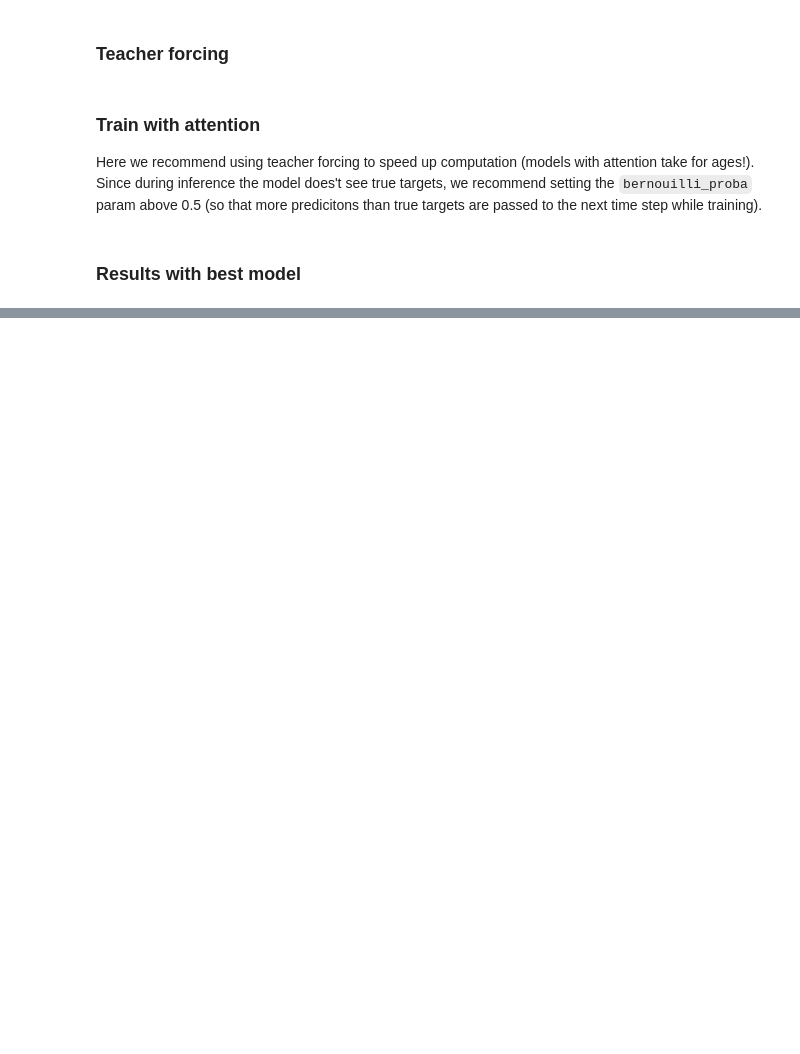
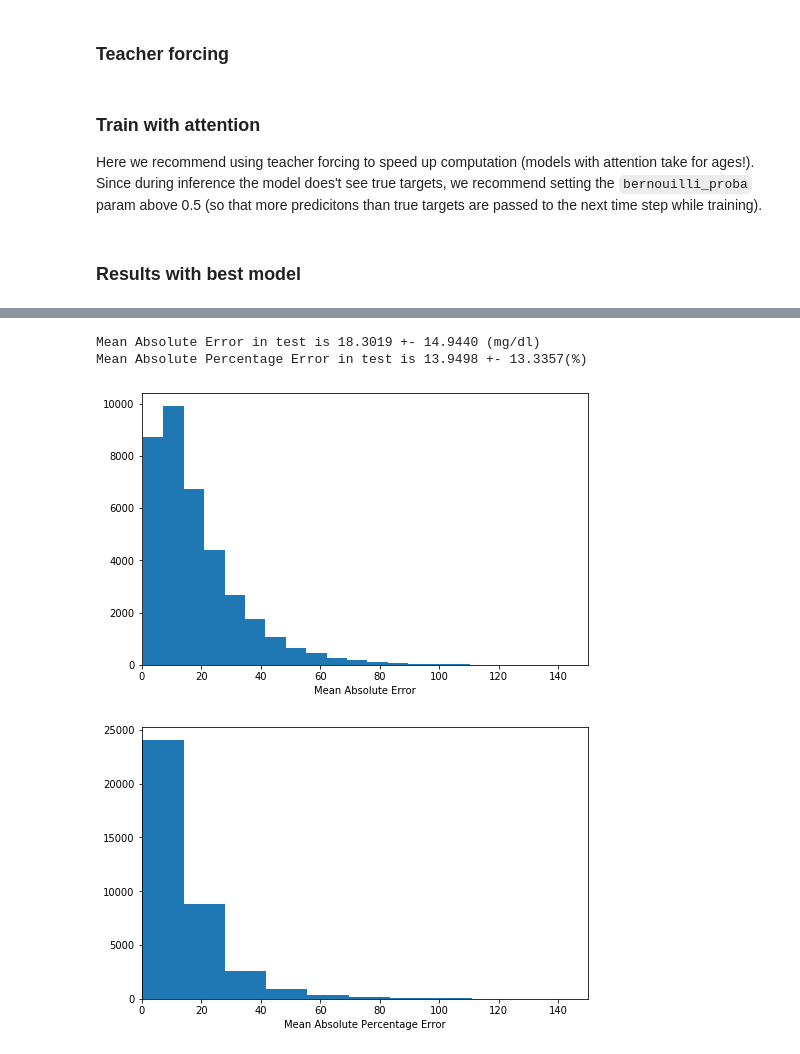
Before and after one commit to juan-arevalo/sugar_level_prediction, a Jupyter notebook: explore/seq2seq_prediction_attention_colab.ipynb, the cells around one changed output, grey strips where cells are left out. Drawn from its saved outputs; the diff is of its cells as text; code cells hidden in the pictures; blank space fills up the shorter version.

```diff
--- a/explore/seq2seq_prediction_attention_colab.ipynb
+++ b/explore/seq2seq_prediction_attention_colab.ipynb
@@ -204,7 +240,7 @@ def get_dataset(data, batch_size, shuffle=False, drop_remainder=False):
   dataset = dataset.batch(batch_size, drop_remainder=drop_remainder)
   return dataset
 # %%
-batch_size = 200
+batch_size = 100
 steps_per_epoch = train_data[0].shape[0] // batch_size
 train_dataset = get_dataset(train_data, batch_size, shuffle=True, drop_remainder=True)
 vad_dataset = get_dataset(vad_data, batch_size, shuffle=False, drop_remainder=False)
@@ -747,7 +789,7 @@ class Seq2SeqModel(tf.keras.Model):
                enc_dropout, dec_stacked_units, dec_kernel_mn, dec_recurrent_mn,
                dec_dropout, use_attention, attention_score, attention_kernel_mn,
                mlp_units, activation_mlp, mlp_mn,
-               teacher_forcing, bernouilli_proba, start_char,
+               teacher_forcing, bernouilli_proba,
                learning_rate, clipvalue,
                **kwargs):
     super(Seq2SeqModel, self).__init__(**kwargs)
@@ -790,7 +832,6 @@ class Seq2SeqModel(tf.keras.Model):
     # Others
     self.teacher_forcing = teacher_forcing
     self.bernouilli_proba = bernouilli_proba
-    self.start_char = start_char
 
     # build and compile
     self.build()
@@ -1220,0 +1280,14 @@ print("Mean Average Percentage Error in test is %.4f %%" % mape)
+# %%
+scaler = test_data[2]
+ylabel = test_data[1]
+ids_ = test_data[0][:, 0, 3]
+ground_truth = scaler[:, 0, :, :] + np.multiply(scaler[:, 1, :, :] - scaler[:, 0, :, :], ylabel)
+
+ground_truth = np.squeeze(ground_truth)
+prediction = np.squeeze(prediction)
+
+df = pd.DataFrame({'id': ids_, 'target': ground_truth.tolist(), 'pred': prediction.tolist()})
+
+df['mae'] = df.apply(lambda r: np.mean(abs(np.array(r['target']) - np.array(r['pred']))) ,axis=1)
+df['mape'] = df.apply(lambda r: 100.0 * np.mean(abs((np.array(r['target']) - np.array(r['pred']))/np.array(r['target']))),axis=1)
+df.head()
@@ -1220,0 +1301,21 @@ print("Mean Average Percentage Error in test is %.4f %%" % mape)
+# %%
+mae_stats = df.mae.values
+mape_stats = df.mape.values
+
+plt.figure(figsize=(8, 5))
+plt.hist(mae_stats, bins=20)
+plt.xlabel('Mean Absolute Error')
+plt.xlim([0, 150])
+
+plt.figure(figsize=(8, 5))
+plt.hist(mape_stats, bins=20)
+plt.xlabel('Mean Absolute Percentage Error')
+plt.xlim([0, 150])
+
+print("Mean Absolute Error in test is %.4f +- %.4f (mg/dl)" % (np.mean(mae_stats), np.std(mae_stats)))
+print("Mean Absolute Percentage Error in test is %.4f +- %.4f(%%)" % (np.mean(mape_stats), np.std(mape_stats)))
+# %% [output]
+Mean Absolute Error in test is 18.3019 +- 14.9440 (mg/dl)
+Mean Absolute Percentage Error in test is 13.9498 +- 13.3357(%)
+[figure, added]
+[figure, added]
```
Also changed, not shown: parts of 24 cells of this notebook.
